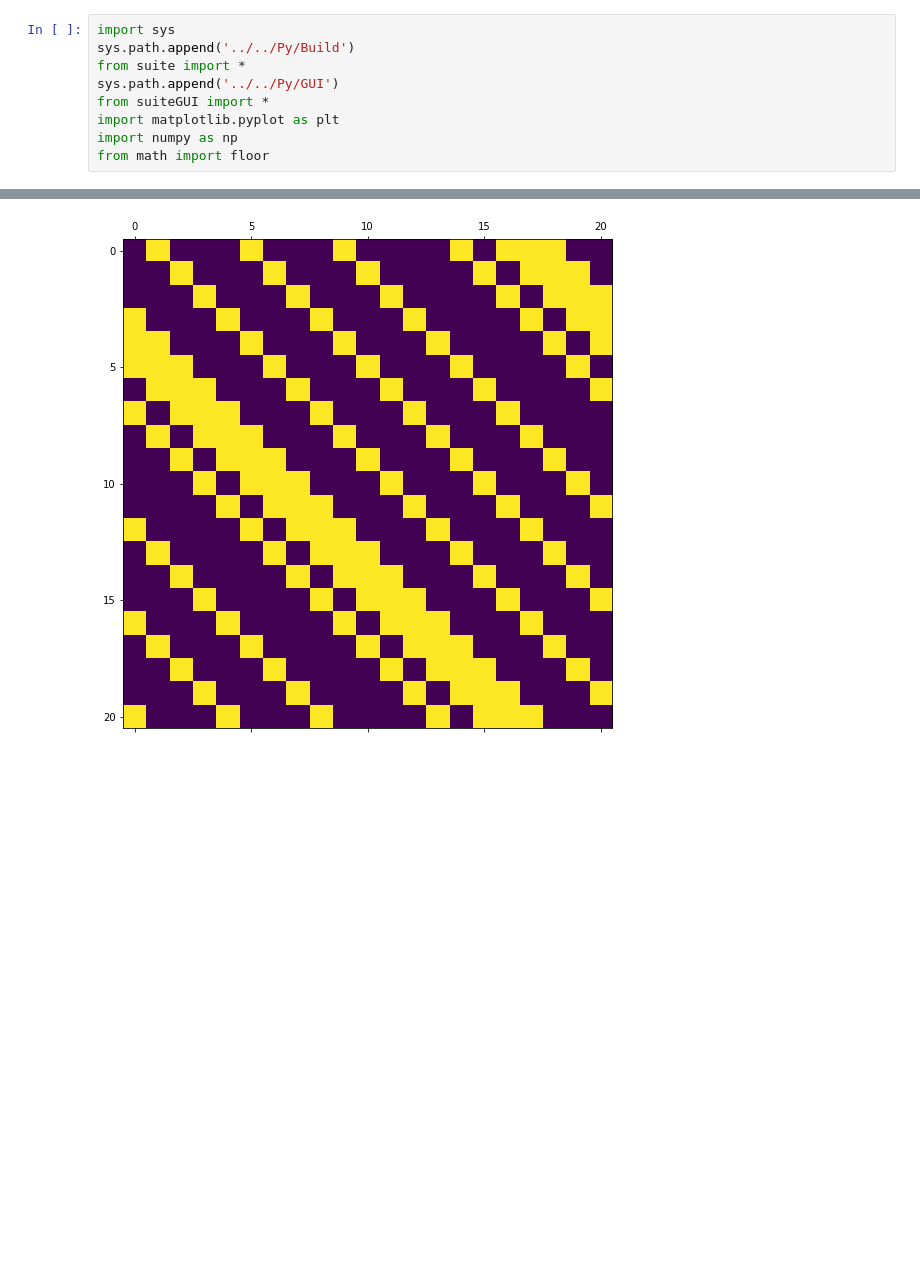
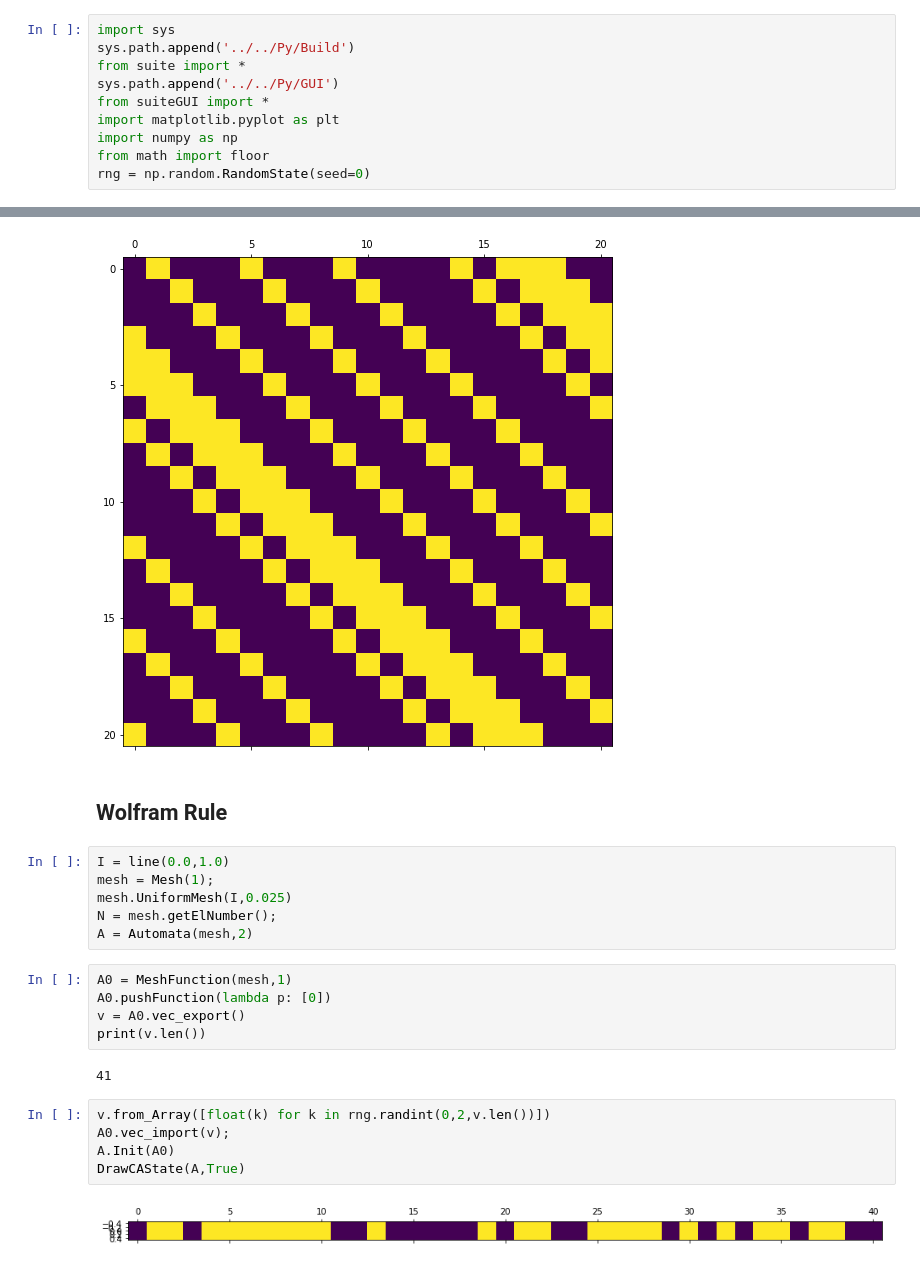
Before and after one commit to UZerbinati/Suite, a Jupyter notebook: Docs/Discrete/Automata.ipynb, the cells around one changed output, grey strips where cells are left out. Cells and saved outputs as stored; diff of their text form; blank space fills up the shorter version.

Commit message:
Added Wolfram rules to the Ceullular Automata notebook and install instruction

```diff
--- a/Docs/Discrete/Automata.ipynb
+++ b/Docs/Discrete/Automata.ipynb
@@ -9,6 +9,7 @@ from suiteGUI import *
 import matplotlib.pyplot as plt
 import numpy as np
 from math import floor
+rng = np.random.RandomState(seed=0)
 # %%
 I = line(0.0,1.0)
 mesh = Mesh(1);
@@ -92,3 +93,25 @@ DrawCAStates(A,20,True)
  [1. 0. 0. 0. 1. 0. 0. 0. 1. 0. 0. 0. 0. 1. 0. 1. 1. 1. 0. 0. 0.]]
 [figure]
 [figure]
+# %% [markdown]
+## Wolfram Rule
+# %%
+I = line(0.0,1.0)
+mesh = Mesh(1);
+mesh.UniformMesh(I,0.025)
+N = mesh.getElNumber();
+A = Automata(mesh,2)
+# %%
+A0 = MeshFunction(mesh,1)
+A0.pushFunction(lambda p: [0])
+v = A0.vec_export()
+print(v.len())
+# %% [output]
+41
+# %%
+v.from_Array([float(k) for k in rng.randint(0,2,v.len())])
+A0.vec_import(v);
+A.Init(A0)
+DrawCAState(A,True)
+# %% [output]
+[figure, added]
```
Also changed, not shown: parts of 22 cells of this notebook, 8 other files.
